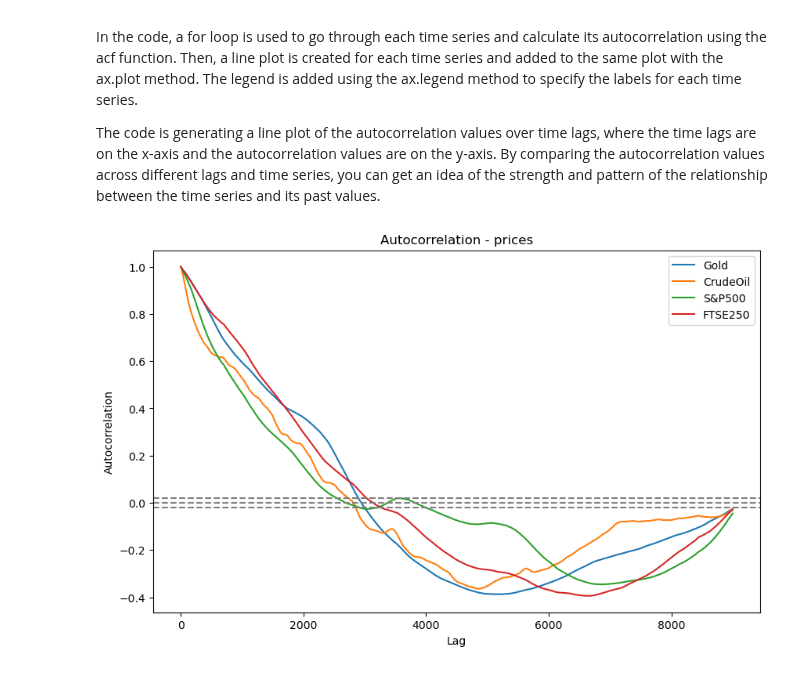
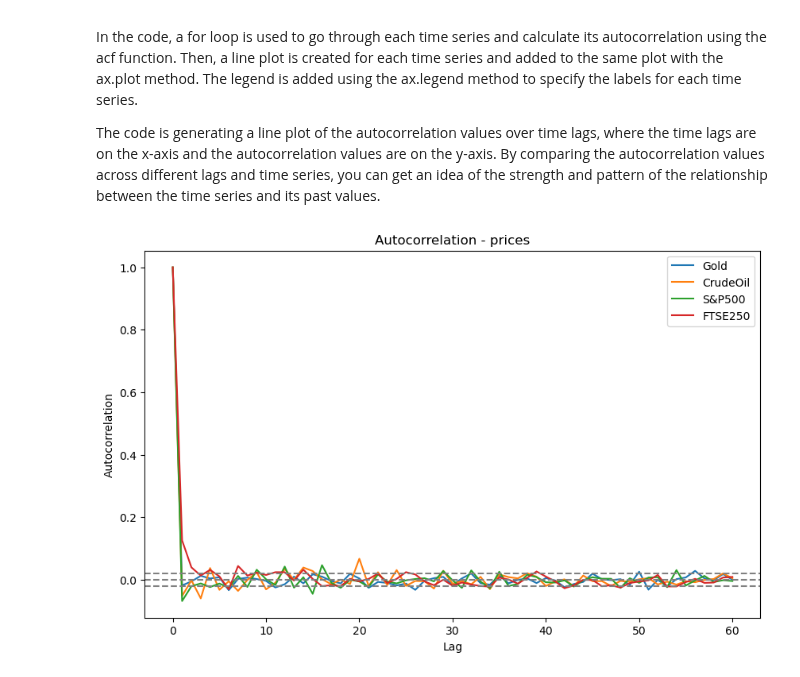
Before and after one commit to maxbranting/gold-forecast, a Jupyter notebook: data_clean_explo.ipynb, the cells around one changed output. Drawn from its saved outputs; the diff is of its cells as text; code cells hidden in the pictures.

```diff
--- a/data_clean_explo.ipynb
+++ b/data_clean_explo.ipynb
@@ -244,14 +248,3 @@ dfdesc_ret
 | 50% | 0.000147 | 0.000669 | 0.000656 | 0.000856 |
 | 75% | 0.005015 | 0.013273 | 0.005810 | 0.005037 |
 | max | 0.080110 | 0.530864 | 0.115800 | 0.083707 |
-# %%
-cols = dfpc.columns
-
-# Plot histograms in a 2x2 grid
-fig, axs = plt.subplots(2, 2, figsize=(10, 10))
-axs = axs.flatten()
-for i, col in enumerate(cols):
-    sns.histplot(dfpc[col], ax=axs[i], bins=50)
-
-# Label the subplots and adjust the layout
-plt.tight_layout()
@@ -326,18 +318,18 @@ The code is generating a line plot of the autocorrelation values over time lags,
 # %%
 import statsmodels.tsa.stattools as stattools
 
 # Plot the autocorrelation for each time series
 plt.figure(figsize=(10, 6))
-for col in df.columns:
-    autocorrelation = stattools.acf(df[col], nlags=9000)
+for col in dfpc.columns:
+    autocorrelation = stattools.acf(dfpc[col], nlags=60)
     plt.plot(autocorrelation, label=col)
 plt.axhline(y=0, linestyle='--', color='gray')
-plt.axhline(y=-1.96/np.sqrt(len(df)), linestyle='--', color='gray')
-plt.axhline(y=1.96/np.sqrt(len(df)), linestyle='--', color='gray')
+plt.axhline(y=-1.96/np.sqrt(len(dfpc)), linestyle='--', color='gray')
+plt.axhline(y=1.96/np.sqrt(len(dfpc)), linestyle='--', color='gray')
 plt.xlabel('Lag')
 plt.ylabel('Autocorrelation')
 plt.legend()
 plt.title('Autocorrelation - prices')
 plt.show()
 # %% [output]
-[figure, old version]
+[figure, new version]
```
Also changed, not shown: parts of 8 cells of this notebook.
